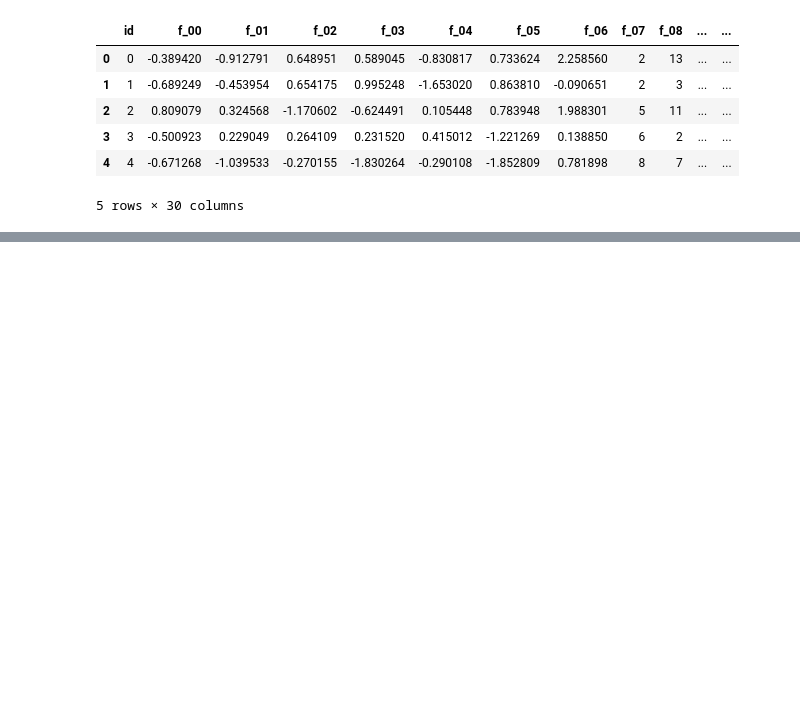
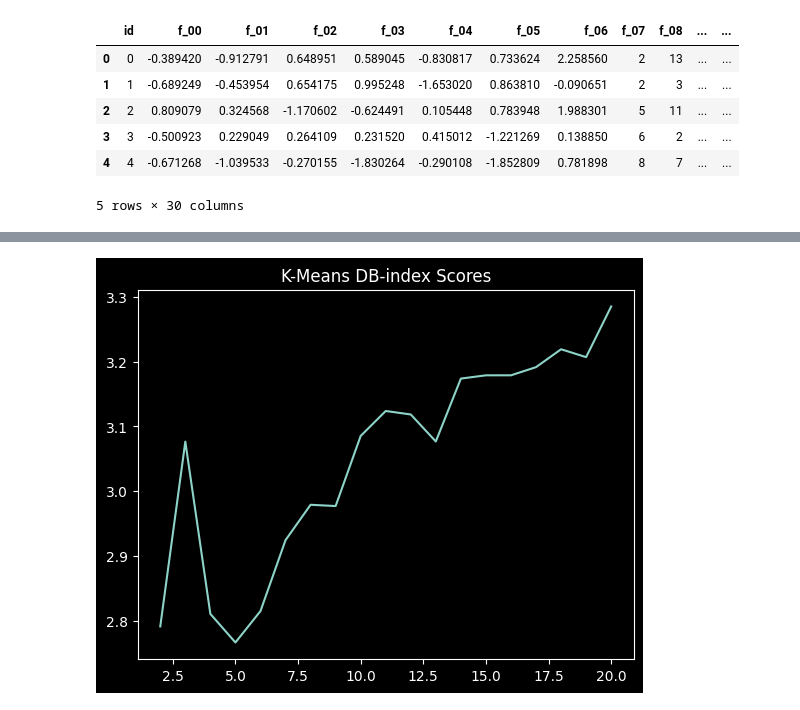
Before and after one commit to siemieniuk/dm-assignment-3, a Jupyter notebook: clustering.ipynb, the cells around one changed output, grey strips where cells are left out. Drawn from its saved outputs; the diff is of its cells as text; code cells hidden in the pictures; blank space fills up the shorter version.

```diff
--- a/clustering.ipynb
+++ b/clustering.ipynb
@@ -126,0 +114,7 @@ plt.plot(ns_clusters, silhouette_scores)
+# %%
+plt.title("K-Means DB-index Scores")
+plt.plot(ns_clusters, bouldin_scores)
+plt.xscale('linear')
+plt.show()
+# %% [output]
+[figure, added]
```
Also changed, not shown: parts of 3 cells of this notebook.
